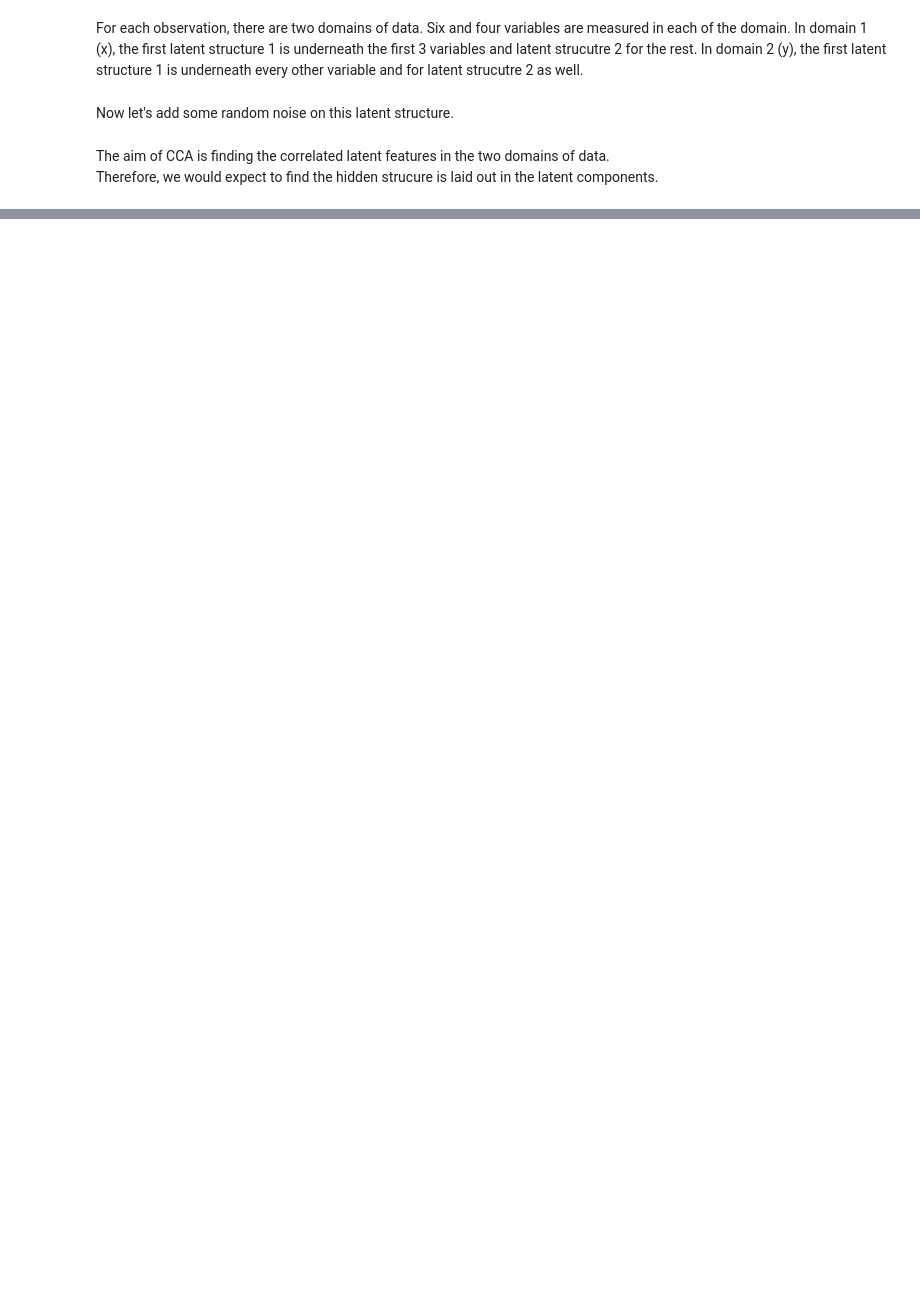
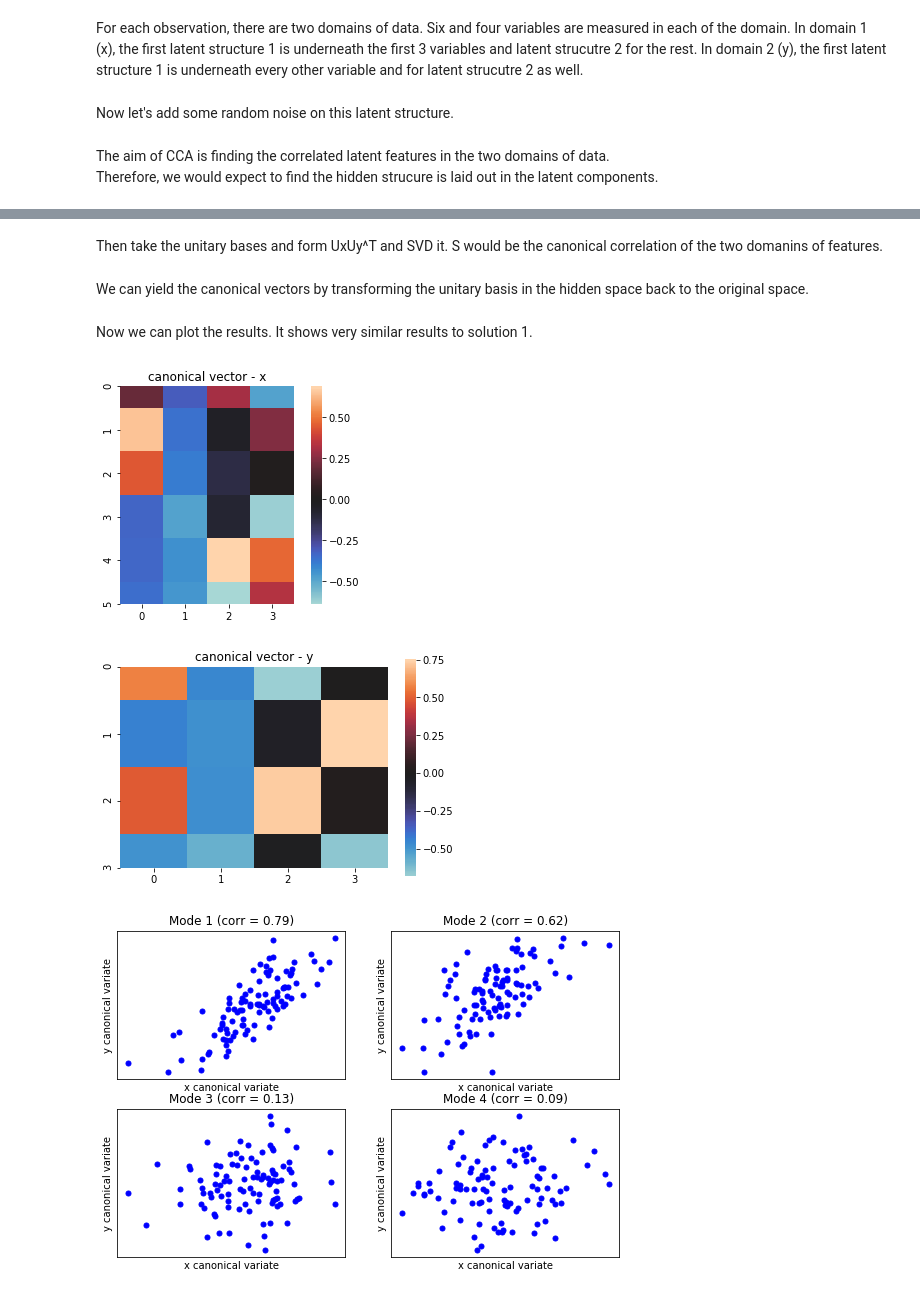
Before and after one commit to htwangtw/cca_primer, a Jupyter notebook: cca_notebook.ipynb, the cells around one changed output, grey strips where cells are left out. Drawn from its saved outputs; the diff is of its cells as text; code cells hidden in the pictures; blank space fills up the shorter version.

```diff
--- a/cca_notebook.ipynb
+++ b/cca_notebook.ipynb
@@ -156,0 +112,2 @@ for i in range(N):
+# %% [markdown]
+Then take the unitary bases and form UxUy^T and SVD it. S would be the canonical correlation of the two domanins of features.
@@ -156,0 +116,2 @@ for i in range(N):
+# %% [markdown]
+We can yield the canonical vectors by transforming the unitary basis in the hidden space back to the original space.
@@ -156,0 +123,8 @@ for i in range(N):
+# %% [markdown]
+Now we can plot the results. It shows very similar results to solution 1.
+# %%
+plot_cca(a, b, X_score, Y_score, s)  # predefined plotting function
+# %% [output]
+[figure, added]
+[figure, added]
+[figure, added]
```
Also changed, not shown: parts of 34 cells of this notebook, 1 other file.
